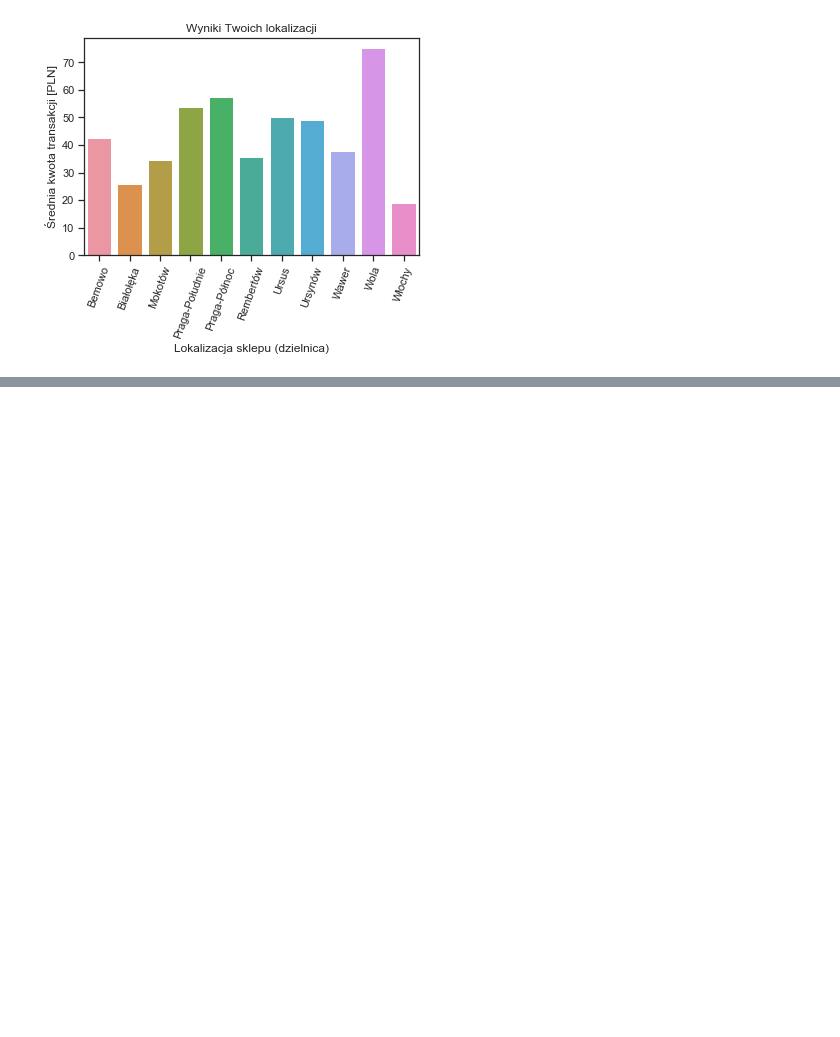
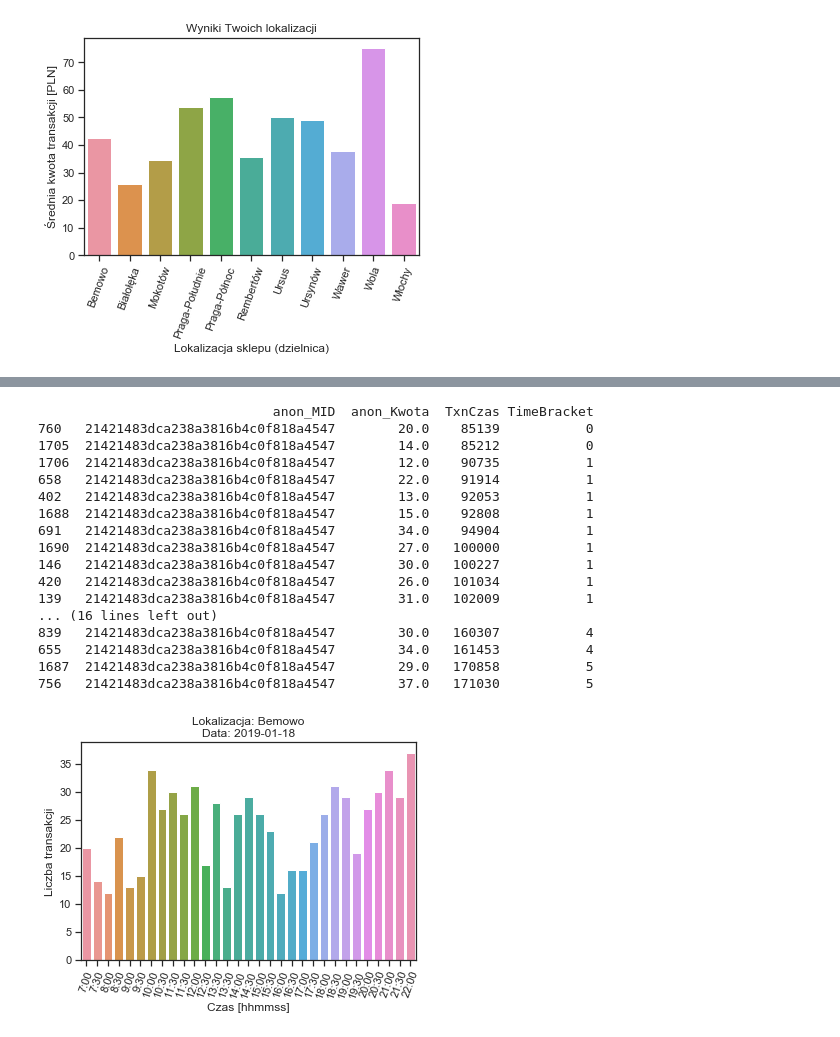
Before and after one commit to dstawinski/pekao, a Jupyter notebook: datavis/karol.ipynb, the cells around one changed output, grey strips where cells are left out. Drawn from its saved outputs; the diff is of its cells as text; code cells hidden in the pictures; blank space fills up the shorter version.

Commit message:
add plot 2 fixed

```diff
--- a/datavis/karol.ipynb
+++ b/datavis/karol.ipynb
@@ -48,0 +28,67 @@ plt.show(fig)
+# %%
+data = pd.read_csv('/Users/karolsputo/projects/pekao/datavis/final_table.csv')
+data = data[['anon_MID', 'anon_Kwota', 'TxnCzas']].copy()
+data.drop(data[data.anon_MID != '21421483dca238a3816b4c0f818a4547'].index, inplace=True)
+data = data.sort_values(by=['TxnCzas'])
+data.drop(data[data.anon_Kwota > 60].index, inplace=True)
+data.drop(data[data.anon_Kwota < 10].index, inplace=True)
+data.drop(data.head(7).index, inplace=True)
+data.drop(data.tail(13).index, inplace=True)
+data['TimeBracket'] = ['1' for i in range(len(data))]
+groups = {'0':'7-9', '1':'9-11', '2':'11-13', '3':'13-15', '4':'15-17', '5':'17-19', '6':'19-21', '7':'21-23'}
+
+for index, row in data.iterrows():
+    tmp = int(row['TxnCzas'])
+    tmp2 = int(row['anon_Kwota'])
+    data.at[index, 'anon_Kwota'] = int(tmp2)
+    if tmp > 70000 and  tmp < 90000:
+        data.at[index,'TimeBracket'] = '0'
+    if tmp > 90000 and  tmp < 110000:
+        data.at[index,'TimeBracket'] = '1'
+    if tmp > 110000 and  tmp < 130000:
+        data.at[index,'TimeBracket'] = '2'
+    if tmp > 130000 and  tmp < 150000:
+        data.at[index,'TimeBracket'] = '3'
+    if tmp > 150000 and  tmp < 170000:
+        data.at[index,'TimeBracket'] = '4'
+    if tmp > 170000 and  tmp < 190000:
+        data.at[index,'TimeBracket'] = '5'
+    if tmp > 190000 and  tmp < 210000:
+        data.at[index,'TimeBracket'] = '6'
+    if tmp > 210000 and  tmp < 230000:
+        data.at[index,'TimeBracket'] = '7'
+
+print(data)
+labels = [
+    '7:00', '7:30', '8:00', '8:30', '9:00', '9:30', '10:00', '10:30', '11:30', '11:30', '12:00', '12:30', '13:30',
+    '13:30','14:00', '14:30', '15:00', '15:30', '16:00', '16:30', '17:00', '17:30', '18:00', '18:30', '19:00',
+    '19:30', '20:00', '20:30', '21:00', '21:30', '22:00'
+]
+
+fig = sns.barplot(data=data, y=data.anon_Kwota, x=data.TxnCzas)
+plt.title('Lokalizacja: Bemowo\nData: 2019-01-18')
+plt.ylabel('Liczba transakcji')
+plt.xlabel('Czas [hhmmss]')
+fig.set(xticklabels=labels)
+plt.xticks(rotation=70)
+# plt.savefig('plot2.pdf', format='pdf', bbox_inches='tight')
+plt.show(fig)
+# %% [output]
+                              anon_MID  anon_Kwota  TxnCzas TimeBracket
+760   21421483dca238a3816b4c0f818a4547        20.0    85139           0
+1705  21421483dca238a3816b4c0f818a4547        14.0    85212           0
+1706  21421483dca238a3816b4c0f818a4547        12.0    90735           1
+658   21421483dca238a3816b4c0f818a4547        22.0    91914           1
+402   21421483dca238a3816b4c0f818a4547        13.0    92053           1
+1688  21421483dca238a3816b4c0f818a4547        15.0    92808           1
+691   21421483dca238a3816b4c0f818a4547        34.0    94904           1
+1690  21421483dca238a3816b4c0f818a4547        27.0   100000           1
+146   21421483dca238a3816b4c0f818a4547        30.0   100227           1
+420   21421483dca238a3816b4c0f818a4547        26.0   101034           1
+139   21421483dca238a3816b4c0f818a4547        31.0   102009           1
+... (16 lines left out)
+839   21421483dca238a3816b4c0f818a4547        30.0   160307           4
+655   21421483dca238a3816b4c0f818a4547        34.0   161453           4
+1687  21421483dca238a3816b4c0f818a4547        29.0   170858           5
+756   21421483dca238a3816b4c0f818a4547        37.0   171030           5
+[figure, added]
```
Also changed, not shown: parts of 1 cell of this notebook, 1 other file.
